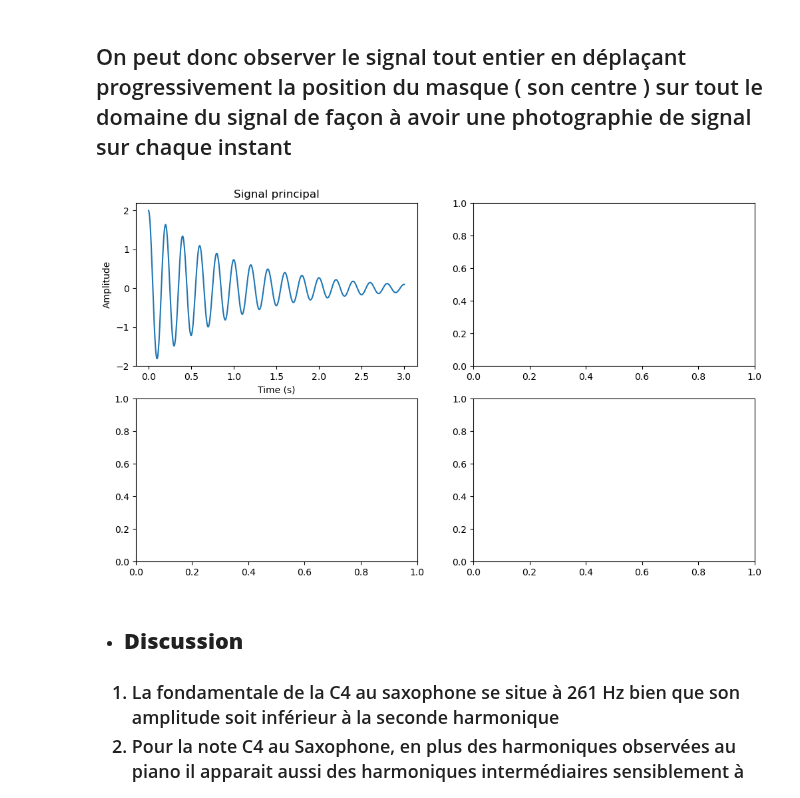
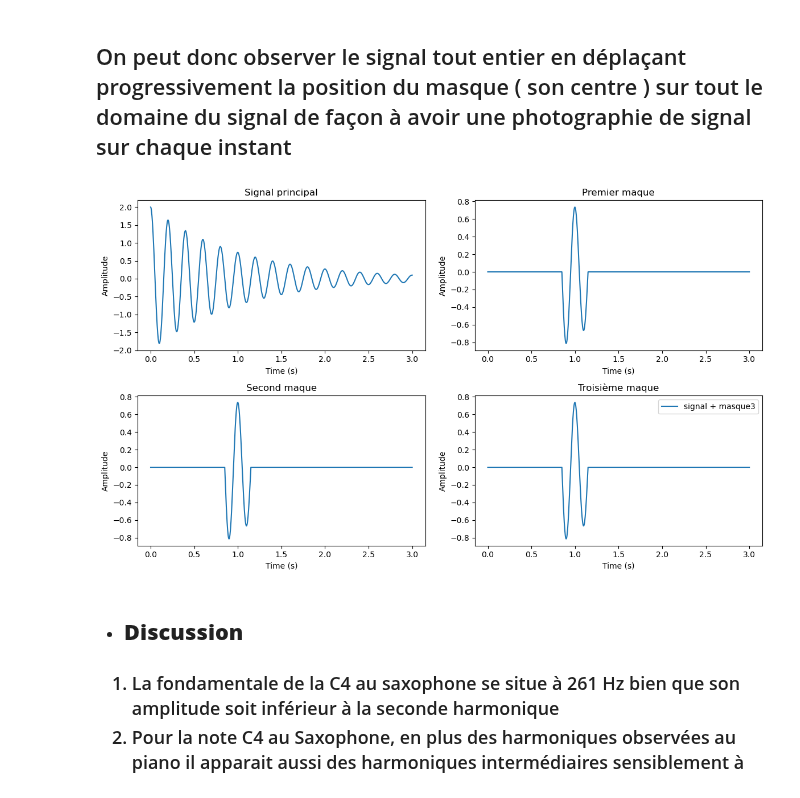
Before and after one commit to Brice-KENGNI-ZANGUIM/Signal_Processing, a Jupyter notebook: 4 - Spectograme/4 - Spectogram Temp_Fréquence.ipynb, the cells around one changed output. Saved outputs shown, nothing was run; the diff lists cells and outputs as text; code cells hidden in the pictures.

Commit message:
signal masque

```diff
--- a/4 - Spectograme/4 - Spectogram Temp_Fréquence.ipynb
+++ b/4 - Spectograme/4 - Spectogram Temp_Fréquence.ipynb
@@ -103,14 +103,9 @@ plt.show()
 # %% [markdown]
 <h2> Si l'on souhaite observer le signal présécent au travers du masque ci-dessus, un peu comme si on souhaite voire le contenu d'une maison ( ici le signal ) à travers sa porte ( ici le masque ); il suffirait de réaliser un produit mathématique des deux entités
 # %%
-ouverture = durée/10
-centre = 1
-
-porte = ( t > centre -ouverture/2) * (t < centre + ouverture/2)
-
 plt.figure(figsize = (7,4))
 
-plt.plot(t, porte*signal, label="signal+masque", color ="green")
+plt.plot(t, porte_0*signal, label="signal+masque", color ="green")
 
 plt.ylim( signal.min(), signal.max())
 plt.legend()
@@ -122,14 +117,31 @@ plt.show()
 # %%
 fig , ax = plt.subplots(2,2, figsize = (12,7))
 
 ax[0,0].plot(t , signal , label = "signal")
 ax[0,0].title.set_text("Signal principal")
 ax[0,0].set_xlabel("Time (s)")
 ax[0,0].set_ylabel("Amplitude")
 
+ax[0,1].plot(t , signal*porte(0 , durée/5) , label = "signal + masque1")
+ax[0,1].title.set_text("Premier maque")
+ax[0,1].set_xlabel("Time (s)")
+ax[0,1].set_ylabel("Amplitude")
+
+ax[1,0].plot(t , signal*porte(1 , durée/5) , label = "signal + masque2")
+ax[1,0].title.set_text("Second maque")
+ax[1,0].set_xlabel("Time (s)")
+ax[1,0].set_ylabel("Amplitude")
+
+ax[1,1].plot(t , signal*porte(2 , durée/5) , label = "signal + masque3")
+ax[1,1].title.set_text("Troisième maque")
+ax[1,1].set_xlabel("Time (s)")
+ax[1,1].set_ylabel("Amplitude")
+ax[1,1].legend()
+
+plt.tight_layout()
 plt.show()
 # %% [output]
-[figure, old version]
+[figure, new version]
 # %%
 class Fourrier_Transform(  ):
     N_instances = 0
```
